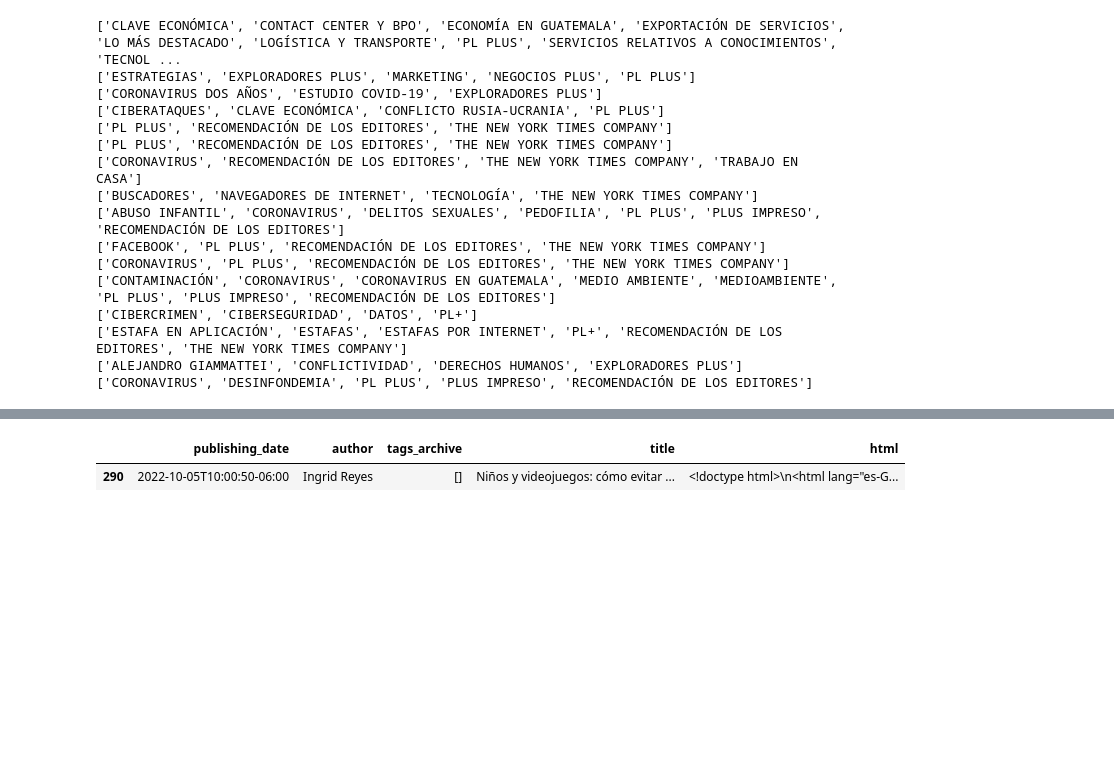
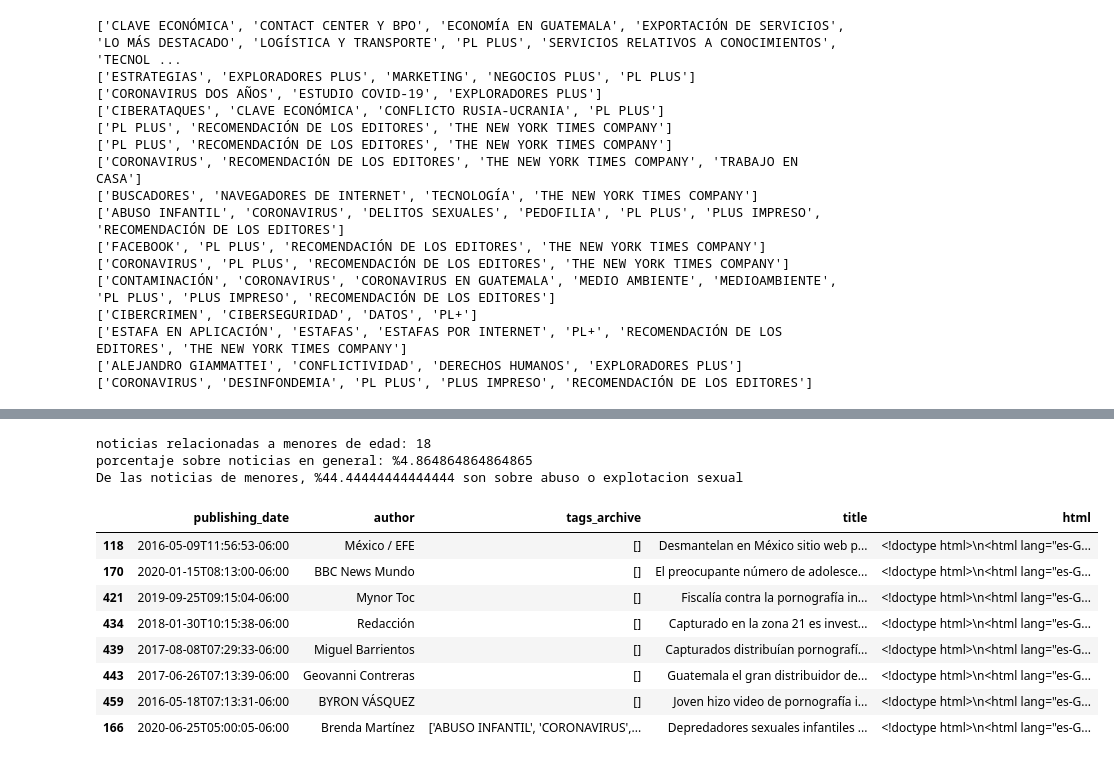
Before and after one commit to JeanPierreMR/PrensaLibre_scraping, a Jupyter notebook: dataCleaning.ipynb, the cells around one changed output, grey strips where cells are left out. Drawn from its saved outputs; the diff is of its cells as text; code cells hidden in the pictures; blank space fills up the shorter version.

```diff
--- a/dataCleaning.ipynb
+++ b/dataCleaning.ipynb
@@ -232,8 +230,31 @@ df.iloc[[34]]
-# %%
-df.iloc[[243]]
-# %% [output]
-|  | publishing_date | author | tags_archive | title | html |
-| 290 | 2022-10-05T10:00:50-06:00 | Ingrid Reyes | [] | Niños y videojuegos: cómo evitar ... | <!doctype html>\n<html lang="es-G... |
+# %%
+print("noticias relacionadas a menores de edad: "+str(len(minors_df)))
+print("porcentaje sobre noticias en general: %"+str(len(minors_df)/len(df)*100))
+
+keywords = ['pornogr', 'sex']
+minors_df_abuse = pd.DataFrame(columns=df.columns)
+for kw in keywords:
+    # print(len(df[df['title'].str.contains(kw, case=False)]))
+    minors_df_abuse = pd.concat([minors_df_abuse, minors_df[minors_df['title'].str.contains(kw, case=False)]],axis=0)
+# minors_df.drop_duplicates(subset=['title'], keep="first")
+minors_df_abuse = minors_df_abuse.drop_duplicates()
+abuso_len = len(minors_df_abuse)
+
+print("De las noticias de menores, %"+str(abuso_len*100/len(minors_df))+" son sobre abuso o explotacion sexual")
+minors_df_abuse
+# %% [output]
+noticias relacionadas a menores de edad: 18
+porcentaje sobre noticias en general: %4.864864864864865
+De las noticias de menores, %44.44444444444444 son sobre abuso o explotacion sexual
+|  | publishing_date | author | tags_archive | title | html |
+| 118 | 2016-05-09T11:56:53-06:00 | México / EFE | [] | Desmantelan en México sitio web p... | <!doctype html>\n<html lang="es-G... |
+| 170 | 2020-01-15T08:13:00-06:00 | BBC News Mundo | [] | El preocupante número de adolesce... | <!doctype html>\n<html lang="es-G... |
+| 421 | 2019-09-25T09:15:04-06:00 | Mynor Toc | [] | Fiscalía contra la pornografía in... | <!doctype html>\n<html lang="es-G... |
+| 434 | 2018-01-30T10:15:38-06:00 | Redacción | [] | Capturado en la zona 21 es invest... | <!doctype html>\n<html lang="es-G... |
+| 439 | 2017-08-08T07:29:33-06:00 | Miguel Barrientos | [] | Capturados distribuían pornografí... | <!doctype html>\n<html lang="es-G... |
+| 443 | 2017-06-26T07:13:39-06:00 | Geovanni Contreras | [] | Guatemala el gran distribuidor de... | <!doctype html>\n<html lang="es-G... |
+| 459 | 2016-05-18T07:13:31-06:00 | BYRON VÁSQUEZ | [] | Joven hizo video de pornografía i... | <!doctype html>\n<html lang="es-G... |
+| 166 | 2020-06-25T05:00:05-06:00 | Brenda Martínez | ['ABUSO INFANTIL', 'CORONAVIRUS',... | Depredadores sexuales infantiles ... | <!doctype html>\n<html lang="es-G... |
 # %%
 # for i in df["title"]:
 #     if "web" in i or "":
```
Also changed, not shown: parts of 9 cells of this notebook.
